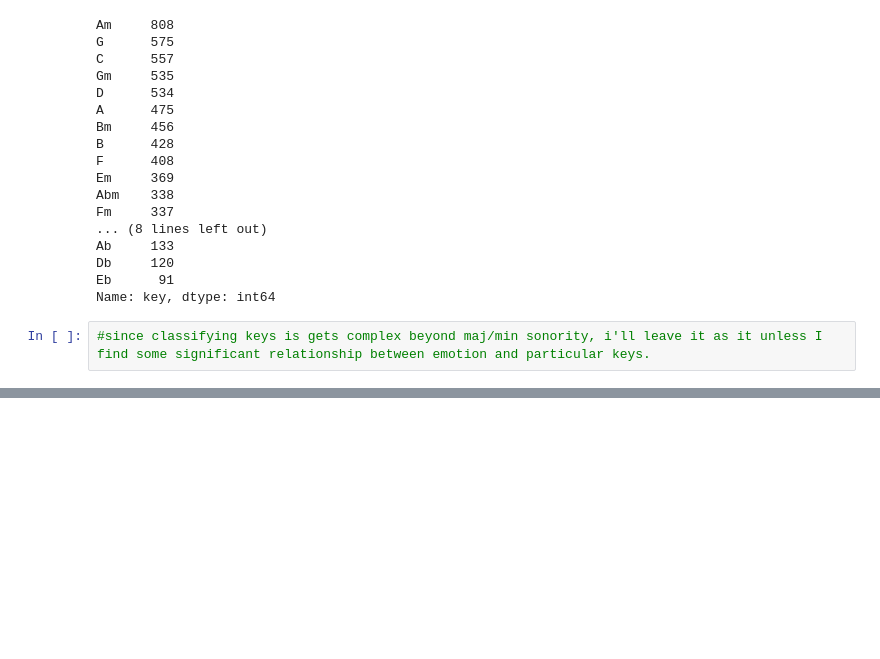
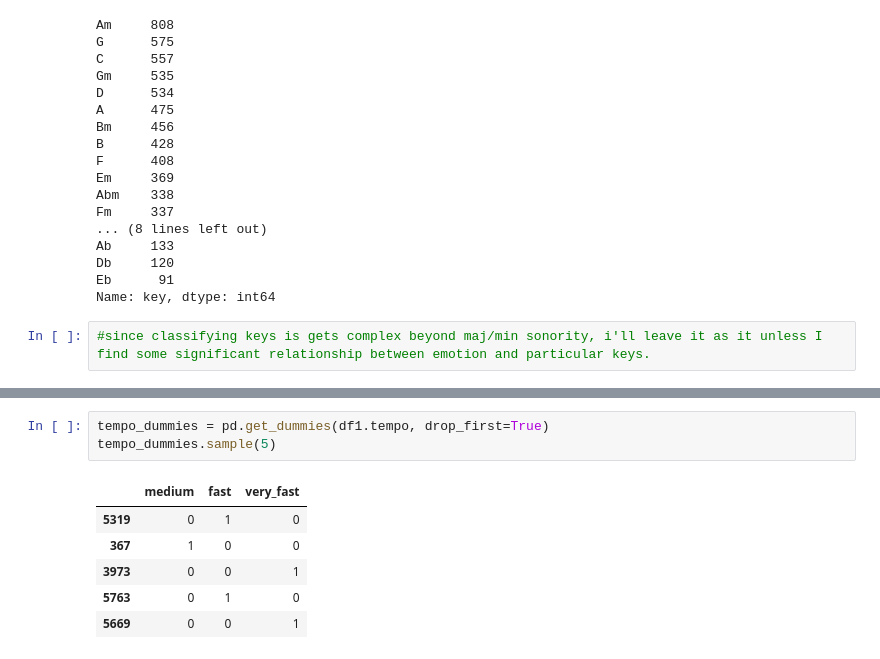
Before and after one commit to Brooke-Holyoak/individual_project, a Jupyter notebook: working_notebook.ipynb, the cells around one changed output, grey strips where cells are left out. Cells and saved outputs as stored; diff of their text form; blank space fills up the shorter version.

```diff
--- a/working_notebook.ipynb
+++ b/working_notebook.ipynb
@@ -533,0 +574,10 @@ Name: key, dtype: int64
+# %%
+tempo_dummies = pd.get_dummies(df1.tempo, drop_first=True)
+tempo_dummies.sample(5)
+# %% [output]
+|  | medium | fast | very_fast |
+| 5319 | 0 | 1 | 0 |
+| 367 | 1 | 0 | 0 |
+| 3973 | 0 | 0 | 1 |
+| 5763 | 0 | 1 | 0 |
+| 5669 | 0 | 0 | 1 |
```
Also changed, not shown: parts of 4 cells of this notebook, 3 other files.
